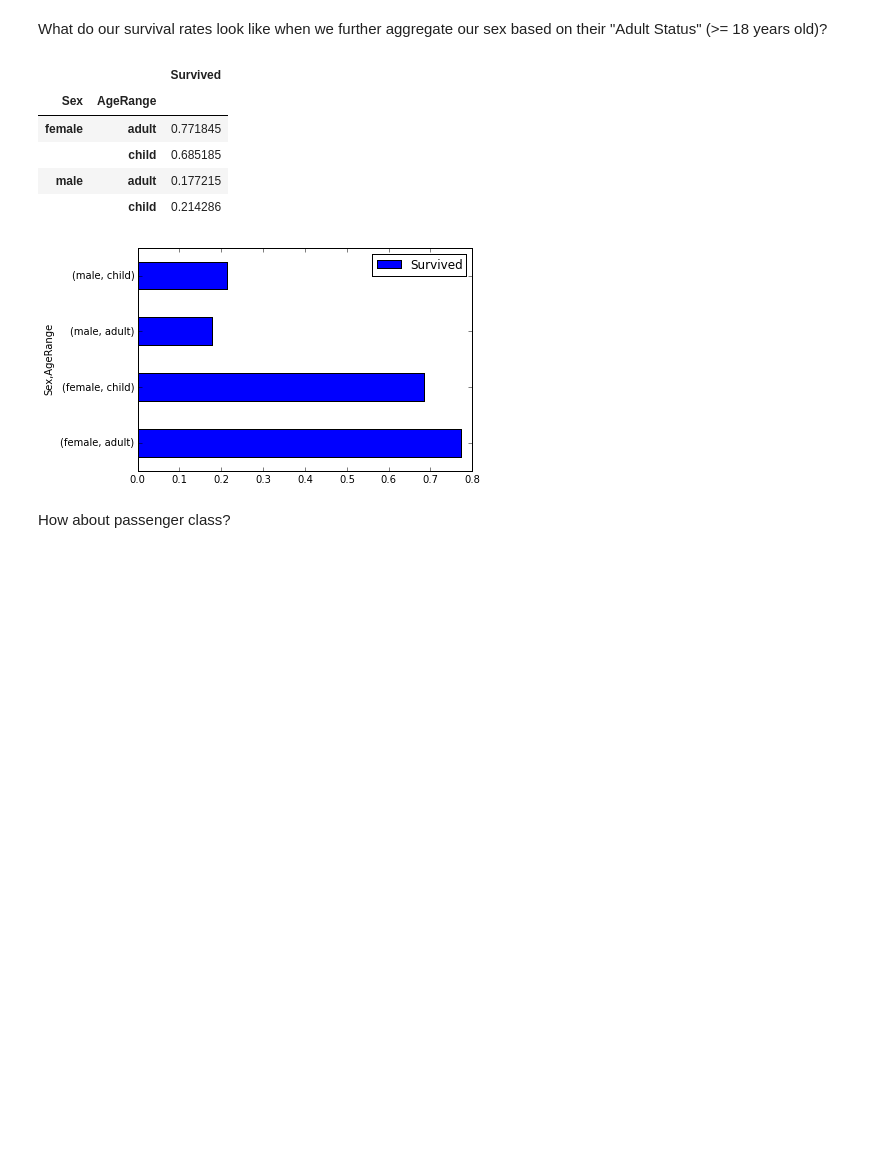
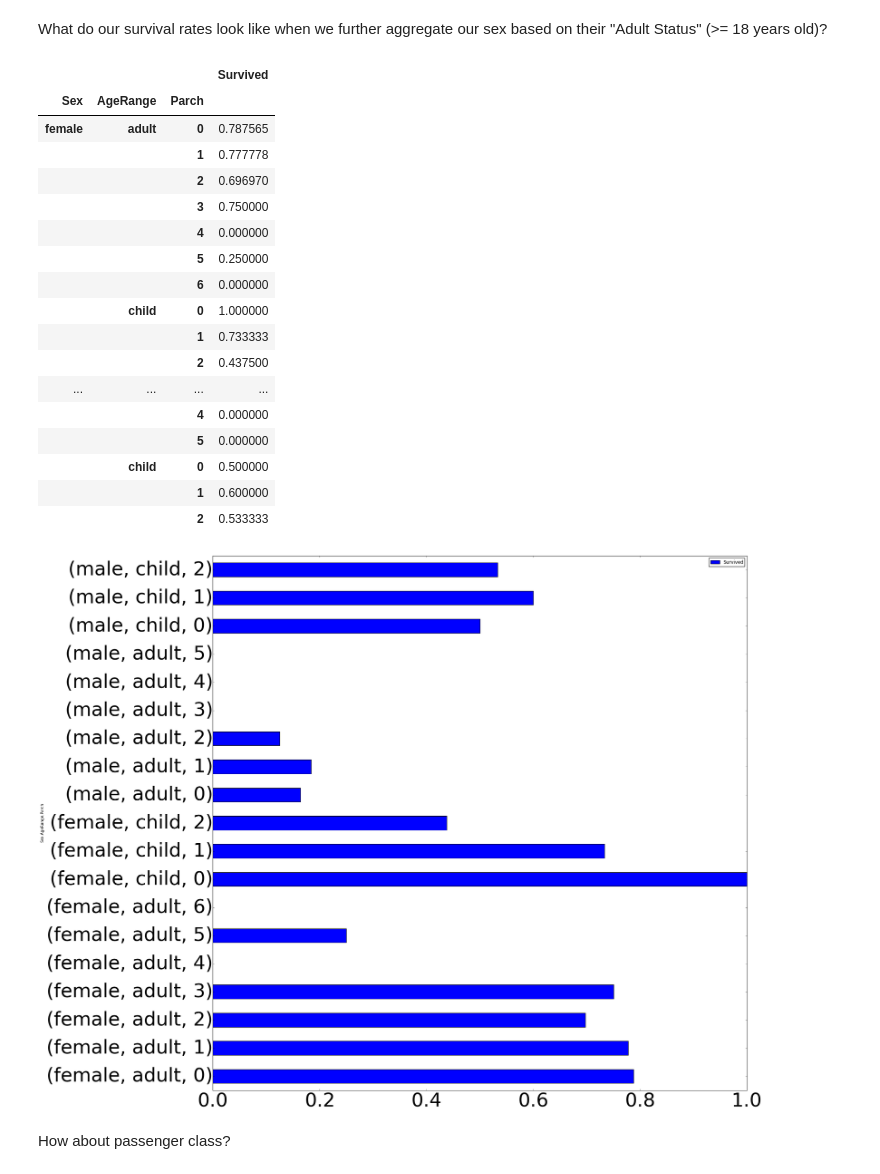
Before and after one commit to tiy-gvl-python/titanic, a Jupyter notebook: titanic_prediction.ipynb, the cells around one changed output. Drawn from its saved outputs; the diff is of its cells as text; code cells hidden in the pictures; blank space fills up the shorter version.

```diff
--- a/titanic_prediction.ipynb
+++ b/titanic_prediction.ipynb
@@ -120,25 +126,37 @@ age_plot
 --->
 # %%
 def create_age_range(age):
-    if age >= 18:
+    if age >= 13:
         return "adult"
     else:
         return "child"
-
+train["Age"] = train["Age"].fillna(29)
 train["AgeRange"] = train["Age"].map(create_age_range)
 
 
-age_sex_survivor_table = pd.pivot_table(train, index=["Sex", "AgeRange"], values=["Survived"])
-age_sex_survivor_table.plot(kind="barh")
+age_sex_survivor_table = pd.pivot_table(train, index=["Sex", "AgeRange", "Parch"], values=["Survived"])
+age_sex_survivor_table.plot(kind="barh", figsize=(25,25), fontsize=50)
 age_sex_survivor_table
 # %% [output]
-|  |  | Survived |
-| Sex | AgeRange |  |
-| female | adult | 0.771845 |
-|  | child | 0.685185 |
-| male | adult | 0.177215 |
-|  | child | 0.214286 |
+|  |  |  | Survived |
+| Sex | AgeRange | Parch |  |
+| female | adult | 0 | 0.787565 |
+|  |  | 1 | 0.777778 |
+|  |  | 2 | 0.696970 |
+|  |  | 3 | 0.750000 |
+|  |  | 4 | 0.000000 |
+|  |  | 5 | 0.250000 |
+|  |  | 6 | 0.000000 |
+|  | child | 0 | 1.000000 |
+|  |  | 1 | 0.733333 |
+|  |  | 2 | 0.437500 |
+| ... | ... | ... | ... |
+|  |  | 4 | 0.000000 |
+|  |  | 5 | 0.000000 |
+|  | child | 0 | 0.500000 |
+|  |  | 1 | 0.600000 |
+|  |  | 2 | 0.533333 |
-[figure, old version]
+[figure, new version]
 # %% [markdown]
 How about passenger class?
 # %% [markdown]
```
Also changed, not shown: parts of 13 cells of this notebook, 1 other file.
